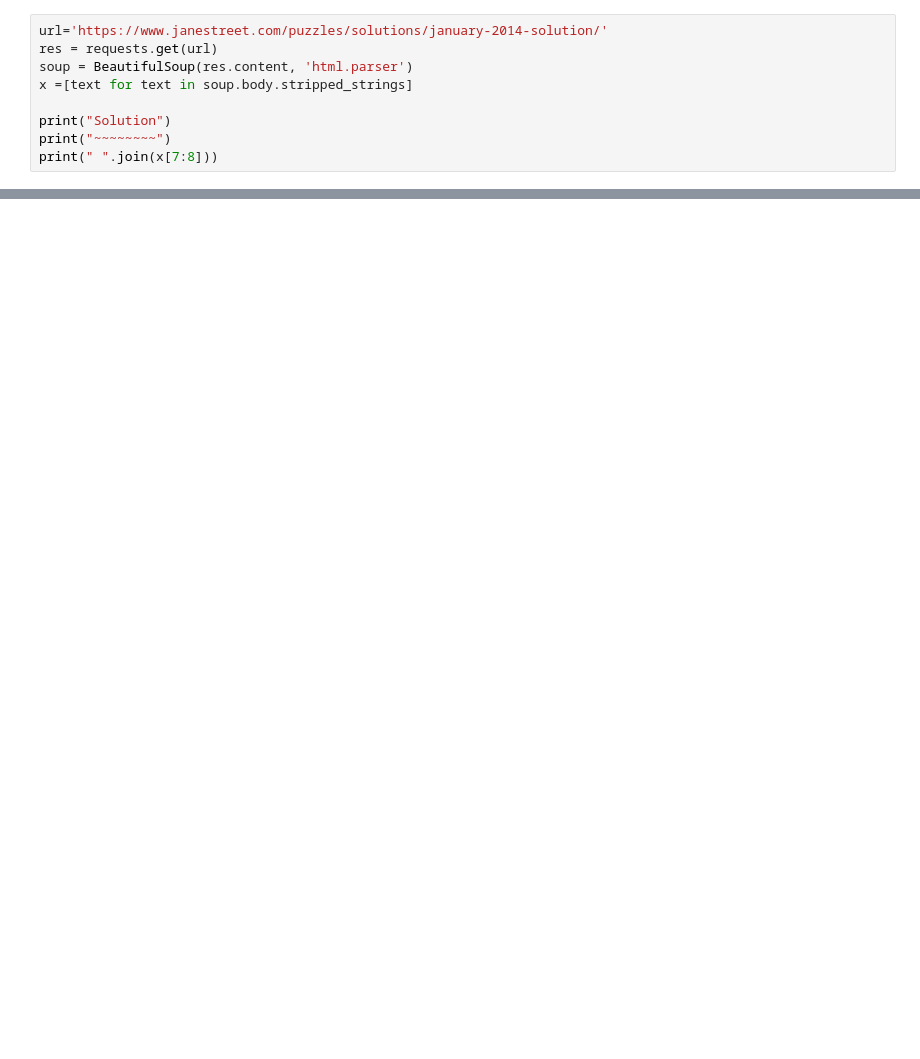
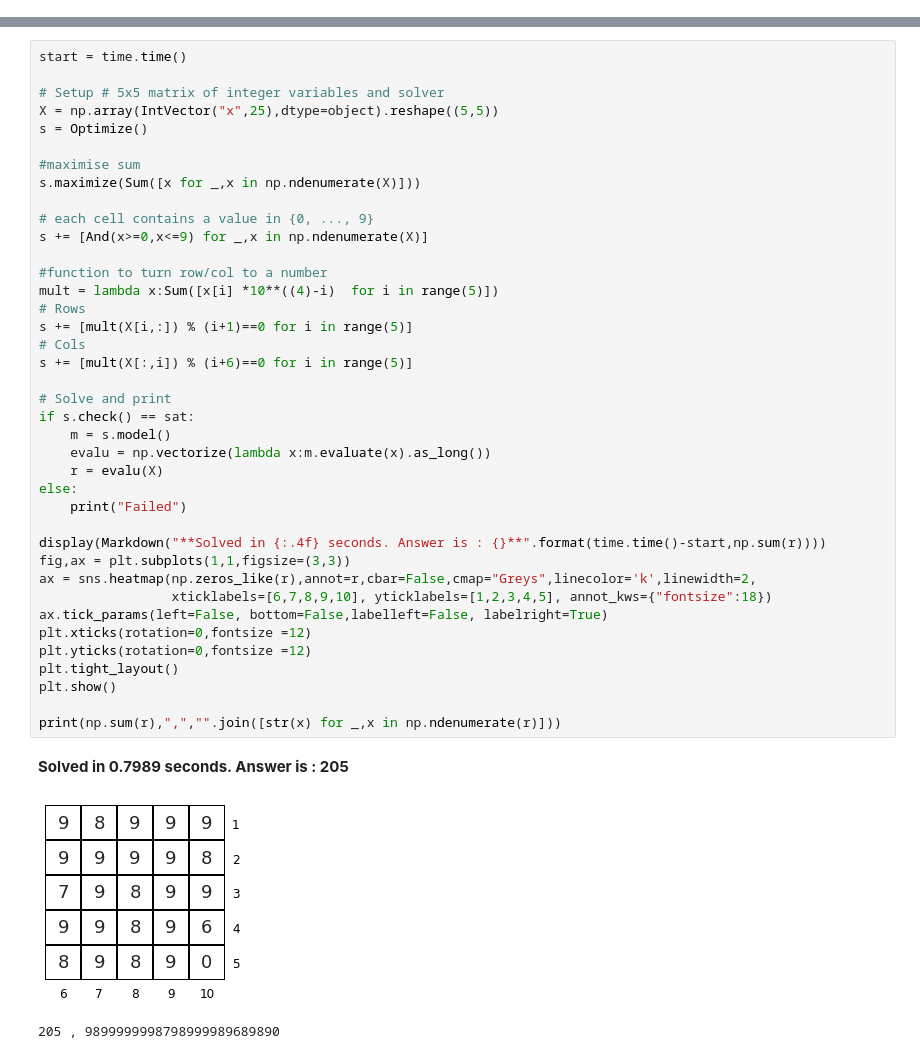
Before and after one commit to gowen100/Jane-Street-Solutions, a Jupyter notebook: 2014_01_SumOfSquares.ipynb, the cells around one changed output, grey strips where cells are left out. Cells and saved outputs as stored; diff of their text form; blank space fills up the shorter version.

```diff
--- a/2014_01_SumOfSquares.ipynb
+++ b/2014_01_SumOfSquares.ipynb
@@ -82,9 +25,0 @@ Sum is : 205
-# %%
-url='https://www.janestreet.com/puzzles/solutions/january-2014-solution/'
-res = requests.get(url)
-soup = BeautifulSoup(res.content, 'html.parser')
-x =[text for text in soup.body.stripped_strings]
-
-print("Solution")
-print("~~~~~~~~")
-print(" ".join(x[7:8]))
@@ -97,0 +26,43 @@ The best solutions we received had a sum of 205; there were 3 entrants who manag
+# %%
+start = time.time()
+
+# Setup # 5x5 matrix of integer variables and solver
+X = np.array(IntVector("x",25),dtype=object).reshape((5,5))
+s = Optimize()
+
+#maximise sum
+s.maximize(Sum([x for _,x in np.ndenumerate(X)]))
+
+# each cell contains a value in {0, ..., 9}
+s += [And(x>=0,x<=9) for _,x in np.ndenumerate(X)]
+
+#function to turn row/col to a number
+mult = lambda x:Sum([x[i] *10**((4)-i)  for i in range(5)])
+# Rows
+s += [mult(X[i,:]) % (i+1)==0 for i in range(5)]
+# Cols
+s += [mult(X[:,i]) % (i+6)==0 for i in range(5)]
+
+# Solve and print
+if s.check() == sat:
+    m = s.model()
+    evalu = np.vectorize(lambda x:m.evaluate(x).as_long())
+    r = evalu(X)
+else:
+    print("Failed")
+
+display(Markdown("**Solved in {:.4f} seconds. Answer is : {}**".format(time.time()-start,np.sum(r))))
+fig,ax = plt.subplots(1,1,figsize=(3,3))
+ax = sns.heatmap(np.zeros_like(r),annot=r,cbar=False,cmap="Greys",linecolor='k',linewidth=2,
+                 xticklabels=[6,7,8,9,10], yticklabels=[1,2,3,4,5], annot_kws={"fontsize":18})
+ax.tick_params(left=False, bottom=False,labelleft=False, labelright=True)
+plt.xticks(rotation=0,fontsize =12)
+plt.yticks(rotation=0,fontsize =12)
+plt.tight_layout()
+plt.show()
+
+print(np.sum(r),",","".join([str(x) for _,x in np.ndenumerate(r)]))
+# %% [output]
+**Solved in 0.7989 seconds. Answer is : 205**
+[figure, added]
+205 , 9899999998798999989689890
```
Also changed, not shown: parts of 7 cells of this notebook.
